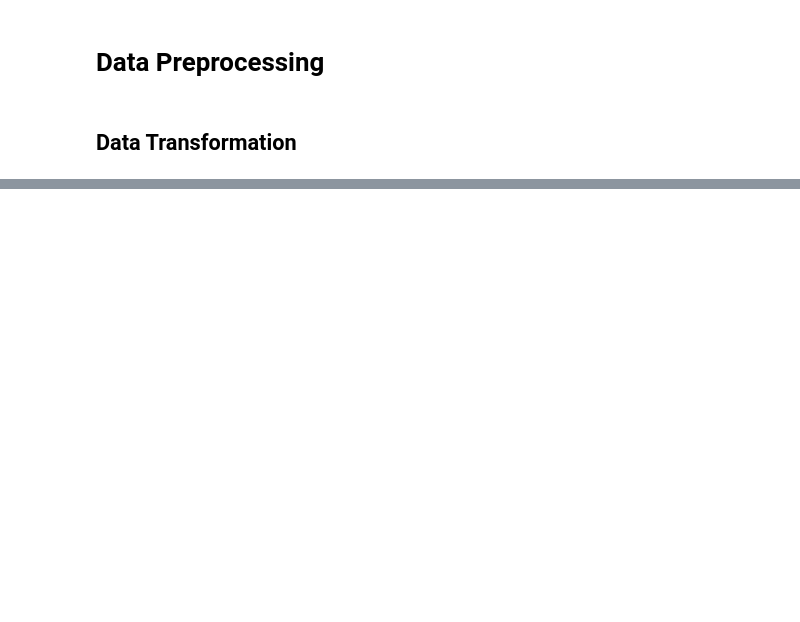
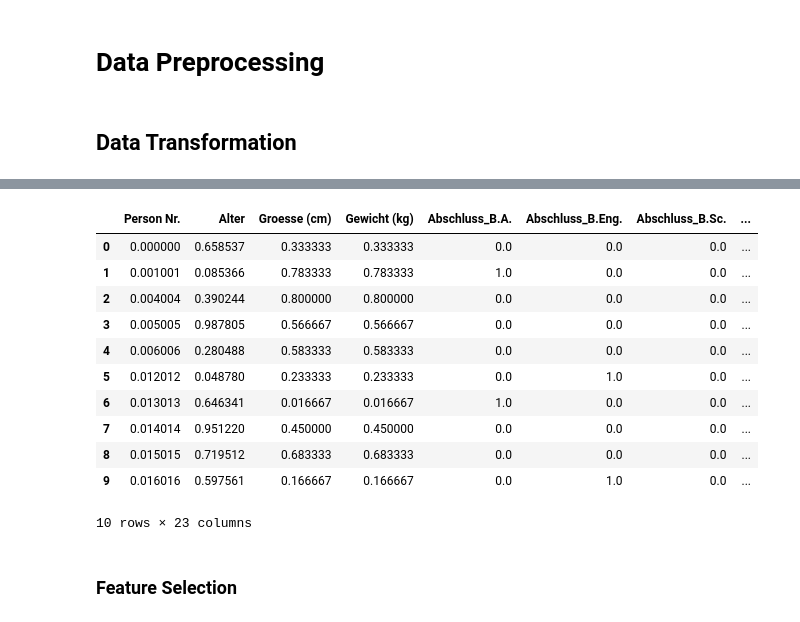
Before and after one commit to hashem039/daten, a Jupyter notebook: DT_personen_einkommen.ipynb, the cells around one changed output, grey strips where cells are left out. Saved outputs shown, nothing was run; the diff lists cells and outputs as text; code cells hidden in the pictures; blank space fills up the shorter version.

Commit message:
start Feature Selection

```diff
--- a/DT_personen_einkommen.ipynb
+++ b/DT_personen_einkommen.ipynb
@@ -7,7 +7,7 @@ import seaborn as sns
 # %%
 #Load dataaset
 
-dataset = pd.read_csv('daten/personen_datensatz.csv', delimiter=';')  # Verwenden Sie den richtigen Pfad zur Datei
+dataset = pd.read_csv('personen_datensatz.csv', delimiter=';')  # Verwenden Sie den richtigen Pfad zur Datei
 dataset.head()
 # %% [output]
 |  | Person Nr. | Alter | Groesse (cm) | Gewicht (kg) | Abschluss | Augenfarbe | Einkommen |
@@ -94,0 +112,8 @@ dataset.head()
+# %%
+# Before encoding, we need to delete rows with missing values in categorical columns
+categorical_columns = ['Abschluss', 'Augenfarbe', 'Einkommen']
+dataset = dataset.dropna(subset=categorical_columns)
+
+#check if there are any missing values in the categorical columns after dropping rows
+missing_values_after_drop = dataset[categorical_columns].isnull().sum()
+print("\nMissing values in categorical columns after dropping rows:\n", missing_values_after_drop)
@@ -95,14 +165,11 @@ dataset.head()
 # %%
-#Encoding categorical variables
-from sklearn.preprocessing import OneHotEncoder
+# 2. Behandlung fehlender Eingaben
+# Check for missing values in the encoded dataset
+missing_values_encoded = dataset_encoded.isnull().sum()
+print("\nMissing Values in Encoded Dataset:\n", missing_values_encoded)
+# delete all rows with the missing vlaues(I think this is more accurate than filling the data with other tools)
+dataset_encoded.dropna(inplace=True)
 
-onehot_encoder = OneHotEncoder()
-
-encoded_data = onehot_encoder.fit_transform(dataset[['Abschluss', 'Zweiter Grad']]).toarray()
-
-daten_['Erster Grad - B. Sc.'] = encoded_data[:, 0]
-daten_['Zweiter Grad - B. Sc.'] = encoded_data[:, 1]
-daten_['Zweiter Grad - M. Sc.'] = encoded_data[:, 2]
-daten_.drop(['Erster Grad', 'Zweiter Grad'], axis=1, inplace=True)
-
-daten_.head(6)
+missing_values_encoded = dataset_encoded.isnull().sum()
+print("\nMissing Values in Encoded Dataset:\n", missing_values_encoded)
+print(dataset_encoded.shape)
@@ -108,0 +204,23 @@ daten_.head(6)
+# %%
+# 3. Feature Scaling
+from sklearn.preprocessing import MinMaxScaler
+
+minmax_scaler = MinMaxScaler()
+skalierte_daten = minmax_scaler.fit_transform(dataset_encoded.values)
+skalierte_daten = pd.DataFrame(skalierte_daten, columns=dataset_encoded.columns)
+skalierte_daten.head(10)
+# %% [output]
+|  | Person Nr. | Alter | Groesse (cm) | Gewicht (kg) | Abschluss_B.A. | Abschluss_B.Eng. | Abschluss_B.Sc. | ... |
+| 0 | 0.000000 | 0.658537 | 0.333333 | 0.333333 | 0.0 | 0.0 | 0.0 | ... |
+| 1 | 0.001001 | 0.085366 | 0.783333 | 0.783333 | 1.0 | 0.0 | 0.0 | ... |
+| 2 | 0.004004 | 0.390244 | 0.800000 | 0.800000 | 0.0 | 0.0 | 0.0 | ... |
+| 3 | 0.005005 | 0.987805 | 0.566667 | 0.566667 | 0.0 | 0.0 | 0.0 | ... |
+| 4 | 0.006006 | 0.280488 | 0.583333 | 0.583333 | 0.0 | 0.0 | 0.0 | ... |
+| 5 | 0.012012 | 0.048780 | 0.233333 | 0.233333 | 0.0 | 1.0 | 0.0 | ... |
+| 6 | 0.013013 | 0.646341 | 0.016667 | 0.016667 | 1.0 | 0.0 | 0.0 | ... |
+| 7 | 0.014014 | 0.951220 | 0.450000 | 0.450000 | 0.0 | 0.0 | 0.0 | ... |
+| 8 | 0.015015 | 0.719512 | 0.683333 | 0.683333 | 0.0 | 0.0 | 0.0 | ... |
+| 9 | 0.016016 | 0.597561 | 0.166667 | 0.166667 | 0.0 | 1.0 | 0.0 | ... |
+10 rows × 23 columns
+# %% [markdown]
+### Feature Selection
```
Also changed, not shown: parts of 7 cells of this notebook.
